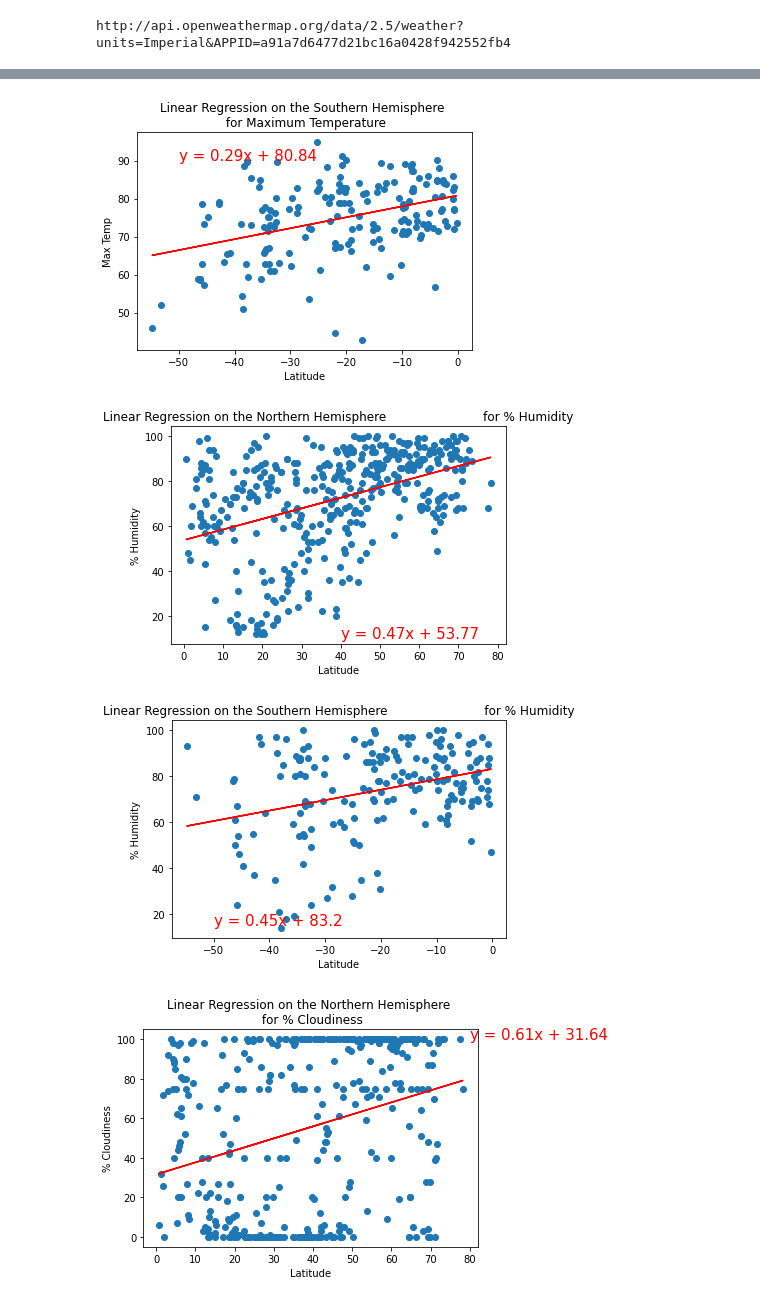
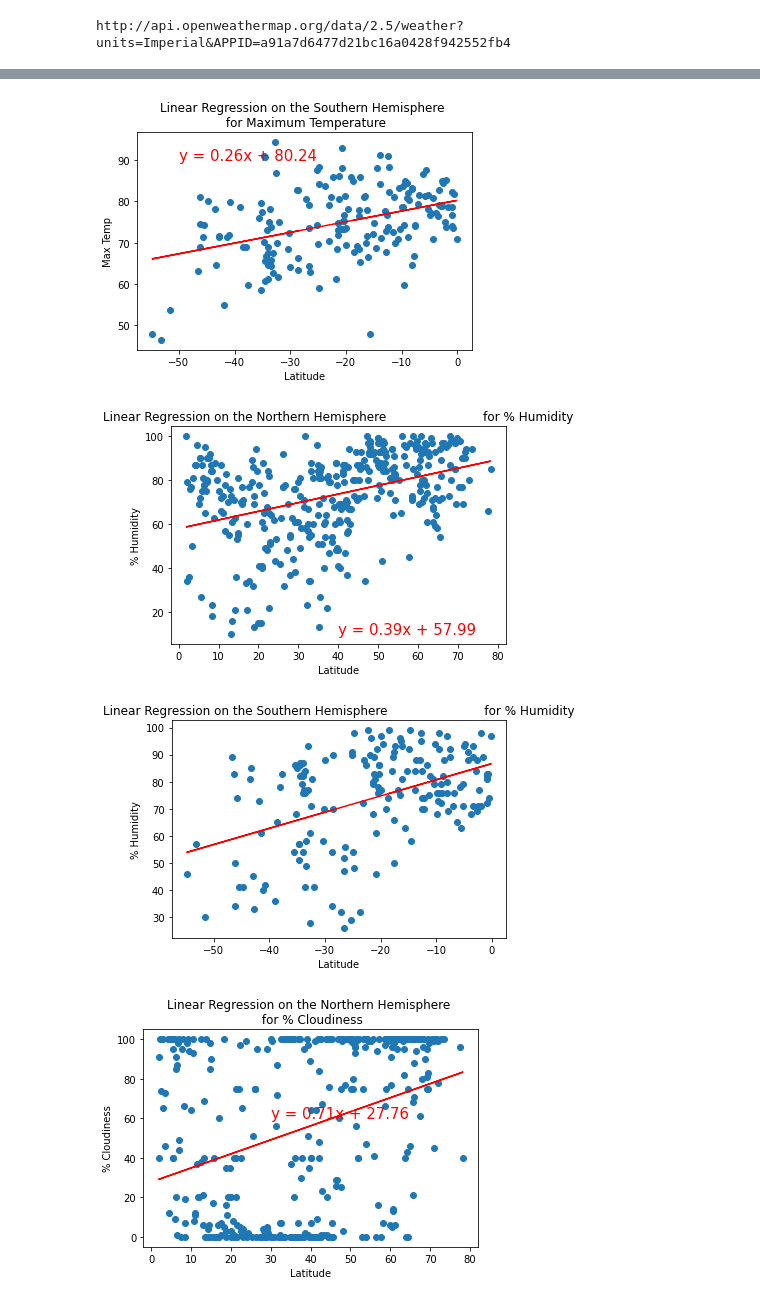
Before and after one commit to VileamS/World_Weather_Analysis, a Jupyter notebook: WeatherPy.ipynb, the cells around one changed output, grey strips where cells are left out. Cells and saved outputs as stored; diff of their text form; code cells hidden in the pictures.

```diff
--- a/WeatherPy.ipynb
+++ b/WeatherPy.ipynb
@@ -60,7 +60,7 @@ for i, city in enumerate(cities):
     if (i % 50 == 0 and i >= 50):
         set_count += 1
         record_count = 1
-        time.sleep(60)
+
 
     # Create endpoint URL with each city.
     city_url = url + "&q=" + city.replace(" ","+")
@@ -300,7 +300,7 @@ y_values = southern_hemi_df["Max Temp"]
 plot_linear_regression(x_values, y_values,
                        'Linear Regression on the Southern Hemisphere \n for Maximum Temperature', 'Max Temp',(-50,90))
 # %% [output]
-[figure, old version]
+[figure, new version]
 # %%
 # Linear regression on the Northern Hemisphere
 x_values = northern_hemi_df["Lat"]
@@ -310,7 +310,7 @@ plot_linear_regression(x_values, y_values,
                        'Linear Regression on the Northern Hemisphere \
                         for % Humidity', '% Humidity',(40,10))
 # %% [output]
-[figure, old version]
+[figure, new version]
 # %%
 # Linear regression on the Southern Hemisphere
 x_values = southern_hemi_df["Lat"]
@@ -320,16 +320,16 @@ plot_linear_regression(x_values, y_values,
                        'Linear Regression on the Southern Hemisphere \
                         for % Humidity', '% Humidity',(-50,15))
 # %% [output]
-[figure, old version]
+[figure, new version]
 # %%
 # Linear regression on the Northern Cloudiness
 x_values = northern_hemi_df["Lat"]
 y_values = northern_hemi_df["Cloudiness"]
 # Call the function.
 plot_linear_regression(x_values, y_values,
-                       'Linear Regression on the Northern Hemisphere \n for % Cloudiness', '% Cloudiness',(80,60))
+                       'Linear Regression on the Northern Hemisphere \n for % Cloudiness', '% Cloudiness',(30,60))
 # %% [output]
-[figure, old version]
+[figure, new version]
 # %%
 # Linear regression on the Southern Hemisphere
 x_values = southern_hemi_df["Lat"]
```
Also changed, not shown: parts of 12 cells of this notebook, 15 other files.
